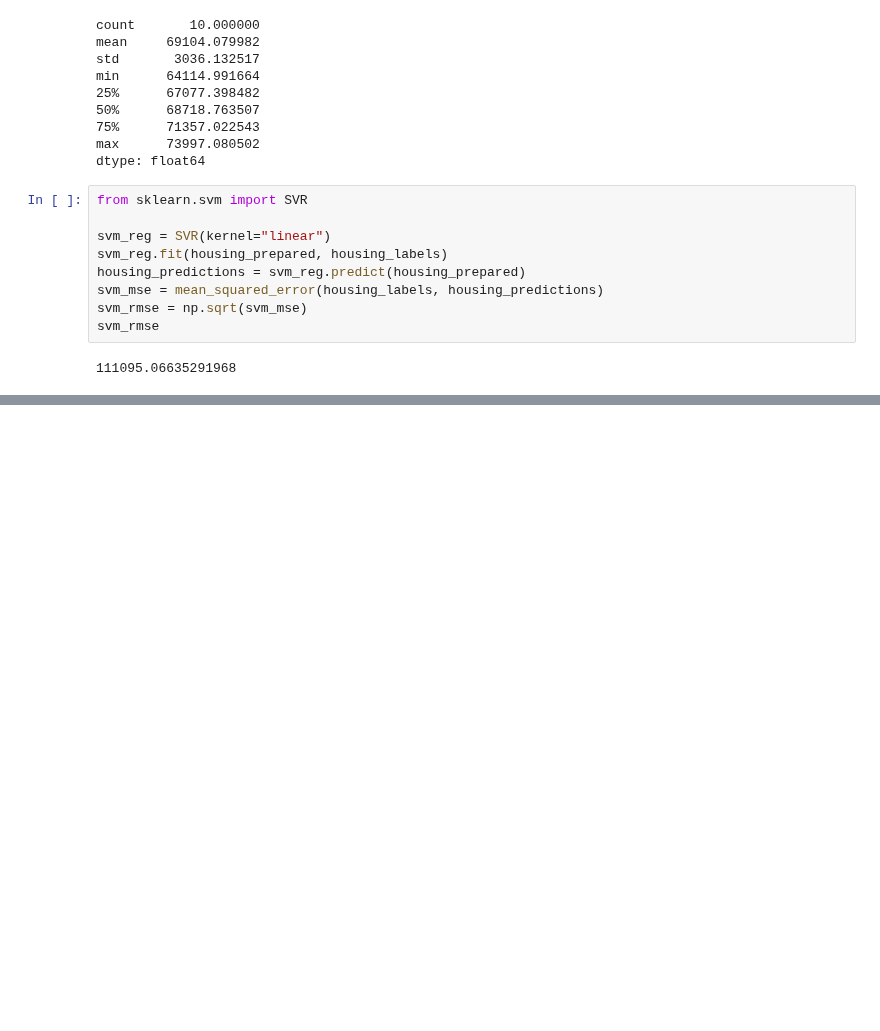
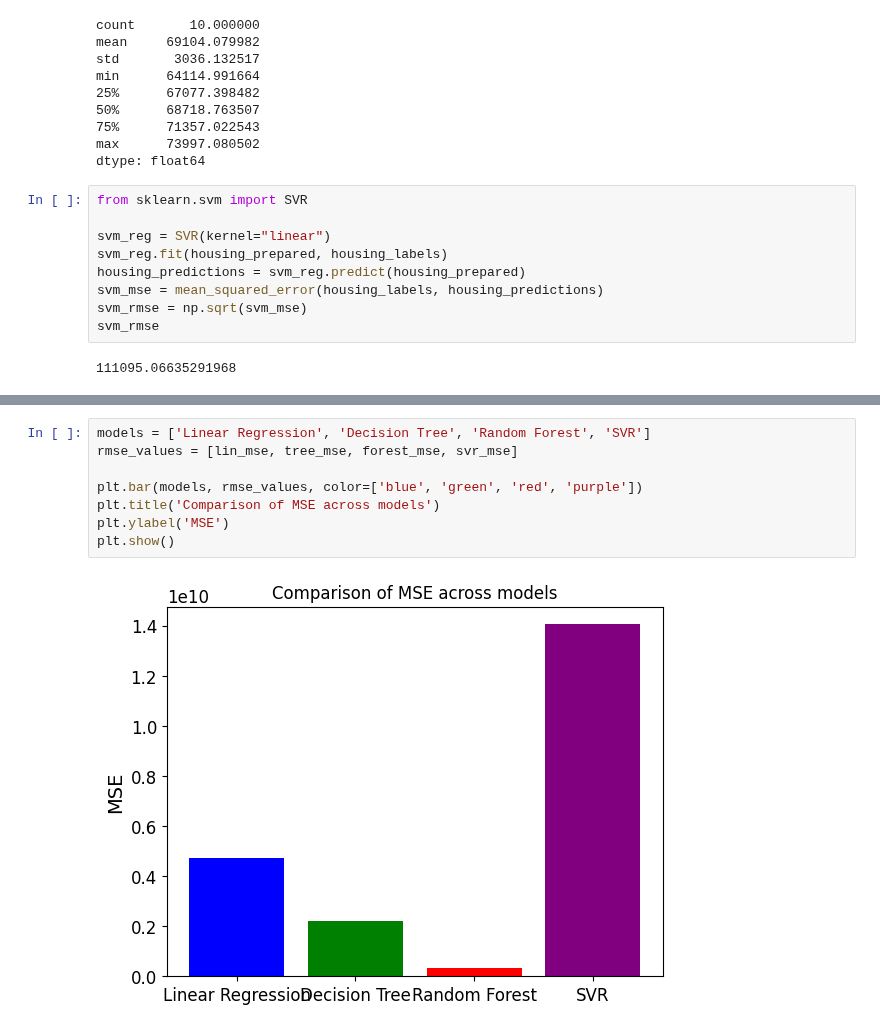
Before and after one commit to Justine-IA/IAI600Lab, a Jupyter notebook: main.ipynb, the cells around one changed output, grey strips where cells are left out. Drawn from its saved outputs; the diff is of its cells as text; blank space fills up the shorter version.

```diff
--- a/main.ipynb
+++ b/main.ipynb
@@ -523,0 +587,10 @@ svm_rmse
+# %%
+models = ['Linear Regression', 'Decision Tree', 'Random Forest', 'SVR']
+rmse_values = [lin_mse, tree_mse, forest_mse, svr_mse]
+
+plt.bar(models, rmse_values, color=['blue', 'green', 'red', 'purple'])
+plt.title('Comparison of MSE across models')
+plt.ylabel('MSE')
+plt.show()
+# %% [output]
+[figure, added]
```
Also changed, not shown: parts of 10 cells of this notebook.
